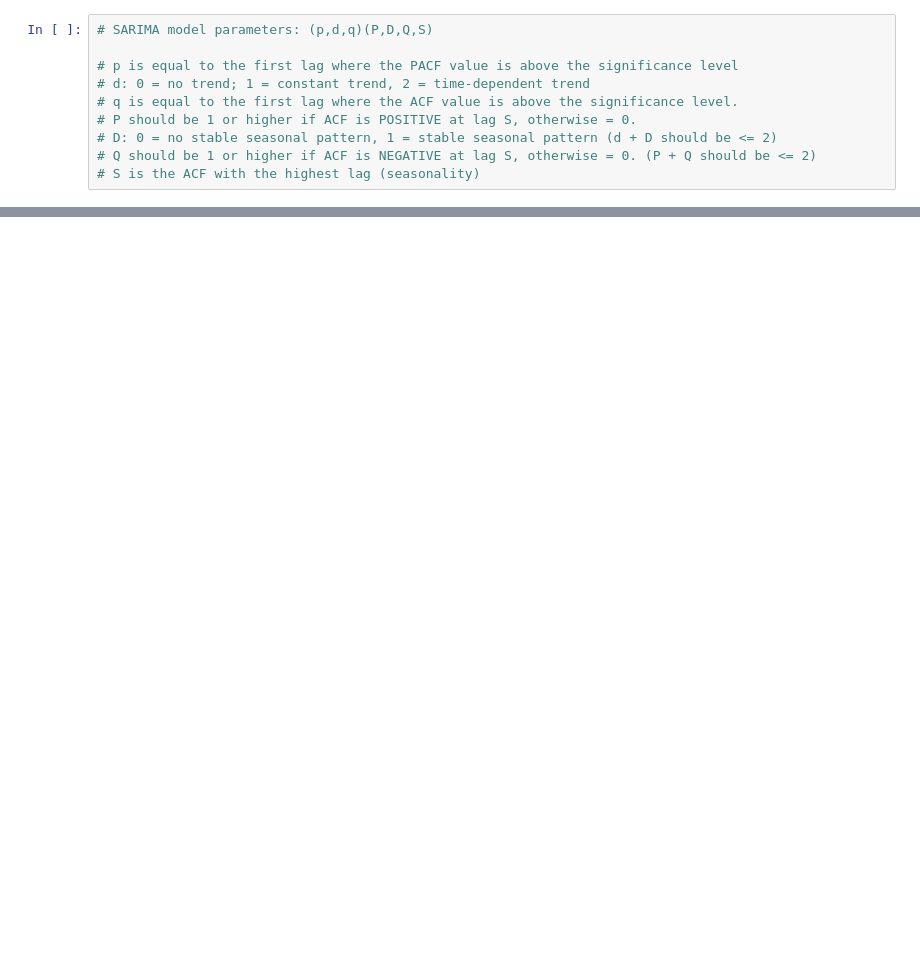
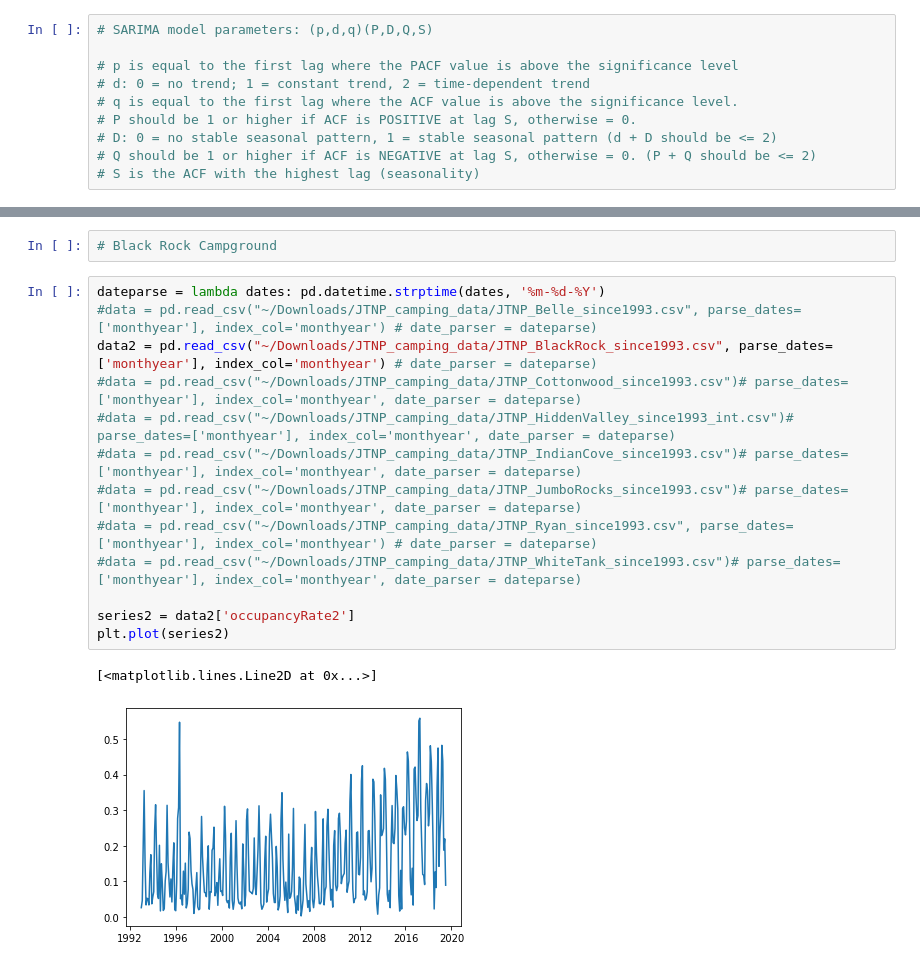
Before and after one commit to nrgriffin/Insight, a Jupyter notebook: SARIMA Testing.ipynb, the cells around one changed output, grey strips where cells are left out. Saved outputs shown, nothing was run; the diff lists cells and outputs as text; blank space fills up the shorter version.

```diff
--- a/SARIMA Testing.ipynb
+++ b/SARIMA Testing.ipynb
@@ -136,0 +158,18 @@ plt.axvline(x=series.index[split_point],color='black');
+# %%
+# Black Rock Campground
+# %%
+dateparse = lambda dates: pd.datetime.strptime(dates, '%m-%d-%Y')
+#data = pd.read_csv("~/Downloads/JTNP_camping_data/JTNP_Belle_since1993.csv", parse_dates=['monthyear'], index_col='monthyear') # date_parser = dateparse)
+data2 = pd.read_csv("~/Downloads/JTNP_camping_data/JTNP_BlackRock_since1993.csv", parse_dates=['monthyear'], index_col='monthyear') # date_parser = dateparse)
+#data = pd.read_csv("~/Downloads/JTNP_camping_data/JTNP_Cottonwood_since1993.csv")# parse_dates=['monthyear'], index_col='monthyear', date_parser = dateparse)
+#data = pd.read_csv("~/Downloads/JTNP_camping_data/JTNP_HiddenValley_since1993_int.csv")# parse_dates=['monthyear'], index_col='monthyear', date_parser = dateparse)
+#data = pd.read_csv("~/Downloads/JTNP_camping_data/JTNP_IndianCove_since1993.csv")# parse_dates=['monthyear'], index_col='monthyear', date_parser = dateparse)
+#data = pd.read_csv("~/Downloads/JTNP_camping_data/JTNP_JumboRocks_since1993.csv")# parse_dates=['monthyear'], index_col='monthyear', date_parser = dateparse)
+#data = pd.read_csv("~/Downloads/JTNP_camping_data/JTNP_Ryan_since1993.csv", parse_dates=['monthyear'], index_col='monthyear') # date_parser = dateparse)
+#data = pd.read_csv("~/Downloads/JTNP_camping_data/JTNP_WhiteTank_since1993.csv")# parse_dates=['monthyear'], index_col='monthyear', date_parser = dateparse)
+
+series2 = data2['occupancyRate2']
+plt.plot(series2)
+# %% [output]
+[<matplotlib.lines.Line2D at 0x...>]
+[figure, added]
```
Also changed, not shown: parts of 64 cells of this notebook.
